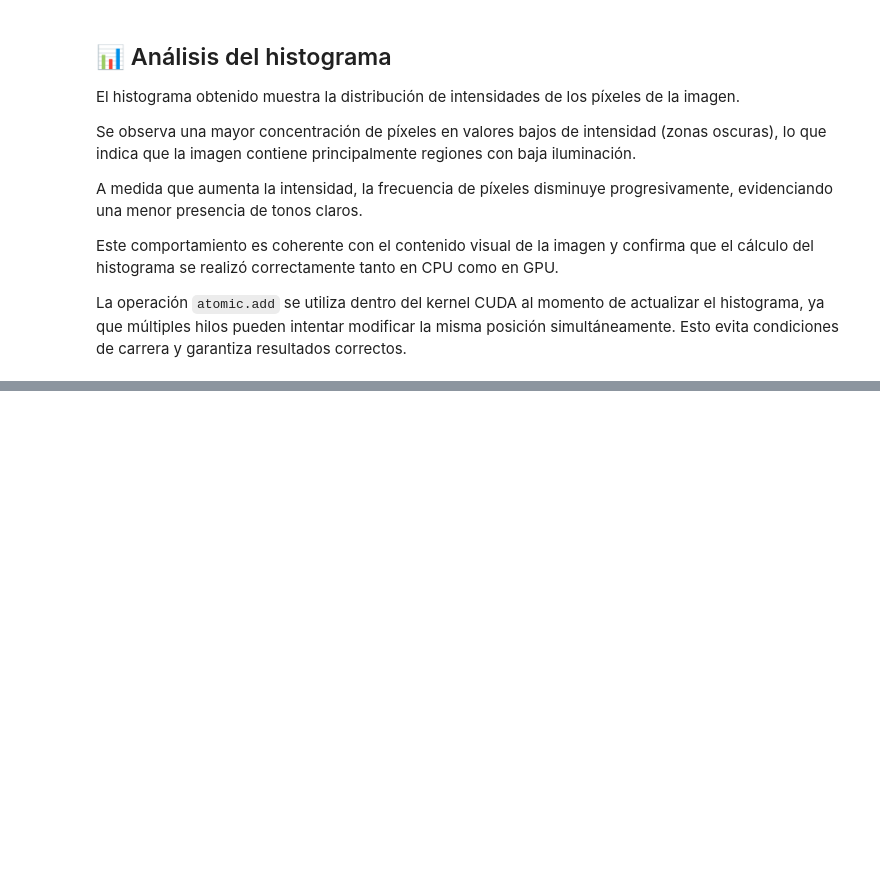
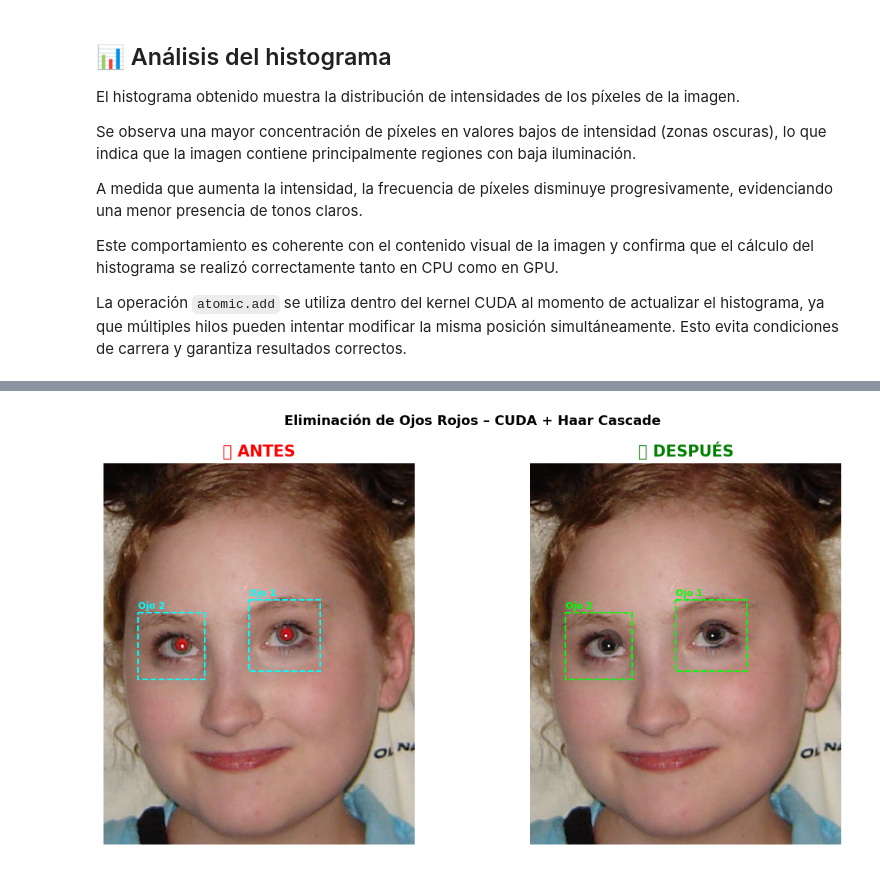
Before and after one commit to SebastianUrrego/LabParalela, a Jupyter notebook: Paralela_lab_paralelismo.ipynb, the cells around one changed output, grey strips where cells are left out. Cells and saved outputs as stored; diff of their text form; code cells hidden in the pictures; blank space fills up the shorter version.

```diff
--- a/Paralela_lab_paralelismo.ipynb
+++ b/Paralela_lab_paralelismo.ipynb
@@ -739,0 +873,29 @@ La principal fuente de aceleración es que las tres etapas explotan formas disti
+# %%
+fig, axes = plt.subplots(1, 2, figsize=(12, 6))
+
+axes[0].imshow(img_rgb)
+axes[0].set_title('🔴 ANTES', fontsize=15, fontweight='bold', color='red')
+axes[0].axis('off')
+
+axes[1].imshow(img_out)
+axes[1].set_title('✅ DESPUÉS', fontsize=15, fontweight='bold', color='green')
+axes[1].axis('off')
+
+import matplotlib.patches as patches
+
+for i, (r0, r1, c0, c1) in enumerate(eye_regions):
+    # Rectángulo de región detectada
+    for ax, color in [(axes[0], 'cyan'), (axes[1], 'lime')]:
+        rect = patches.Rectangle((c0, r0), c1-c0, r1-r0,
+                                   linewidth=1.5, edgecolor=color,
+                                   facecolor='none', linestyle='--')
+        ax.add_patch(rect)
+        ax.text(c0, r0 - 5, f'Ojo {i+1}', color=color,
+                fontsize=9, fontweight='bold')
+
+plt.suptitle('Eliminación de Ojos Rojos – CUDA + Haar Cascade', fontsize=13, fontweight='bold')
+plt.tight_layout()
+plt.savefig('comparison.png', dpi=150, bbox_inches='tight')
+plt.show()
+# %% [output]
+[figure, added]
```
Also changed, not shown: parts of 22 cells of this notebook.
